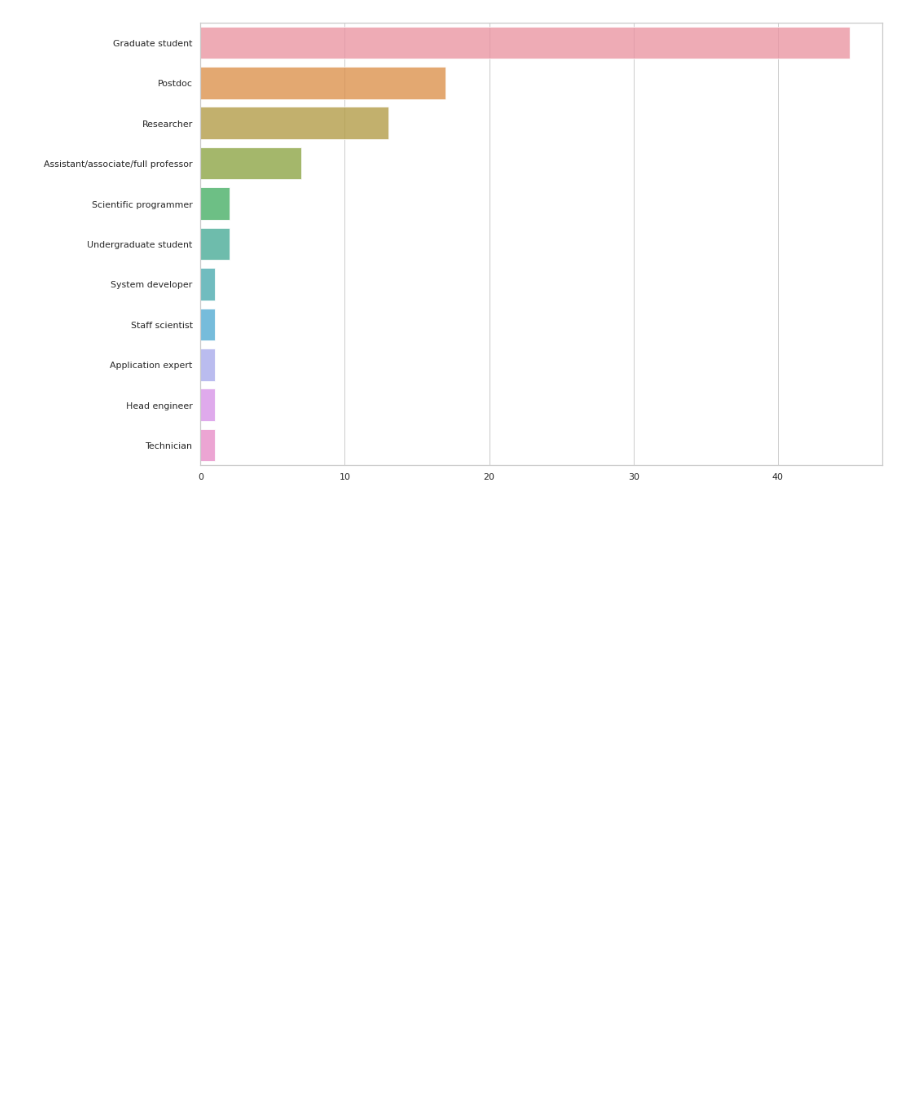
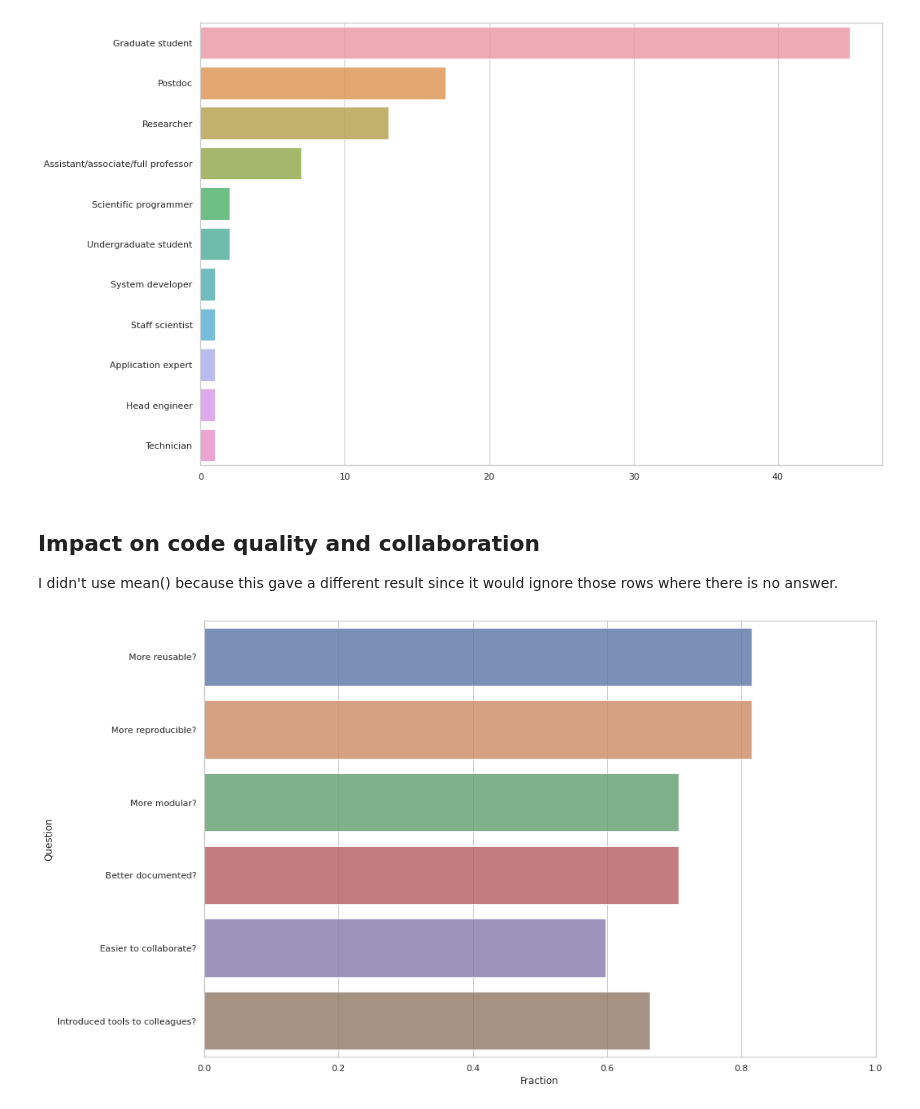
Before and after one commit to coderefinery/post-workshop-survey, a Jupyter notebook: survey_analysis.ipynb, the cells around one changed output. Saved outputs shown, nothing was run; the diff lists cells and outputs as text; code cells hidden in the pictures; blank space fills up the shorter version.

Commit message:
update analysis of yes/no questions

```diff
--- a/survey_analysis.ipynb
+++ b/survey_analysis.ipynb
@@ -90,11 +46,0 @@ df_yesno["question"] = [u'Has your code become \nmore reusable?', u'... \nmore r
-# %%
-font = {'family' : 'normal',
-        'weight' : 'normal',
-        'size'   : 16}
-plt.rc('font', **font)
-f, ax = plt.subplots(figsize=(8, 8))
-g = sns.barplot(y="question", x="percentage",data=df_yesno, palette="Blues_d")
-
-ax.set(ylabel="",xlabel="Fraction")
-plt.tight_layout()
-plt.savefig("figures/yes_no_questions.png")
@@ -199,3 +143,47 @@ sns.barplot(y=counts.index.str.capitalize(), x=counts.values, alpha=0.8)
 f.savefig("figures/position.png")
 # %% [output]
 [figure]
+# %% [markdown]
+## Impact on code quality and collaboration
+
+I didn't use mean() because this gave a different result since it would
+ignore those rows where there is no answer.
+# %%
+num_answers = df.shape[0]
+
+yesno = pd.DataFrame(columns = ['Question', 'Fraction'])
+
+yesno = yesno.append({'Question': 'More reusable?',
+                      'Fraction': df["Reusable"].sum()/num_answers},
+                     ignore_index = True)
+
+yesno = yesno.append({'Question': 'More reproducible?',
+                      'Fraction': df["Reproducible"].sum()/num_answers},
+                     ignore_index = True)
+
+yesno = yesno.append({'Question': 'More modular?',
+                      'Fraction': df["Modular"].sum()/num_answers},
+                     ignore_index = True)
+
+yesno = yesno.append({'Question': 'Better documented?',
+                      'Fraction': df["Documented"].sum()/num_answers},
+                     ignore_index = True)
+
+c = [col for col in df_all.columns if 'easier for you to collaborate' in col]
+yesno = yesno.append({'Question': 'Easier to collaborate?',
+                      'Fraction': df[c[0]].sum()/num_answers},
+                     ignore_index = True)
+
+c = [col for col in df_all.columns if 'introduced one or more' in col]
+yesno = yesno.append({'Question': 'Introduced tools to colleagues?',
+                      'Fraction': df[c[0]].sum()/num_answers},
+                     ignore_index = True)
+
+f, ax = plt.subplots(figsize=(15, 10))
+
+g = sns.barplot(y=yesno.Question, x=yesno.Fraction, alpha=0.8)
+g.set(xlim=(0.0, 1.0))
+
+f.savefig("figures/yes-no-questions.png")
+# %% [output]
+[figure, added]
```
Also changed, not shown: parts of 8 cells of this notebook, 3 other files.
